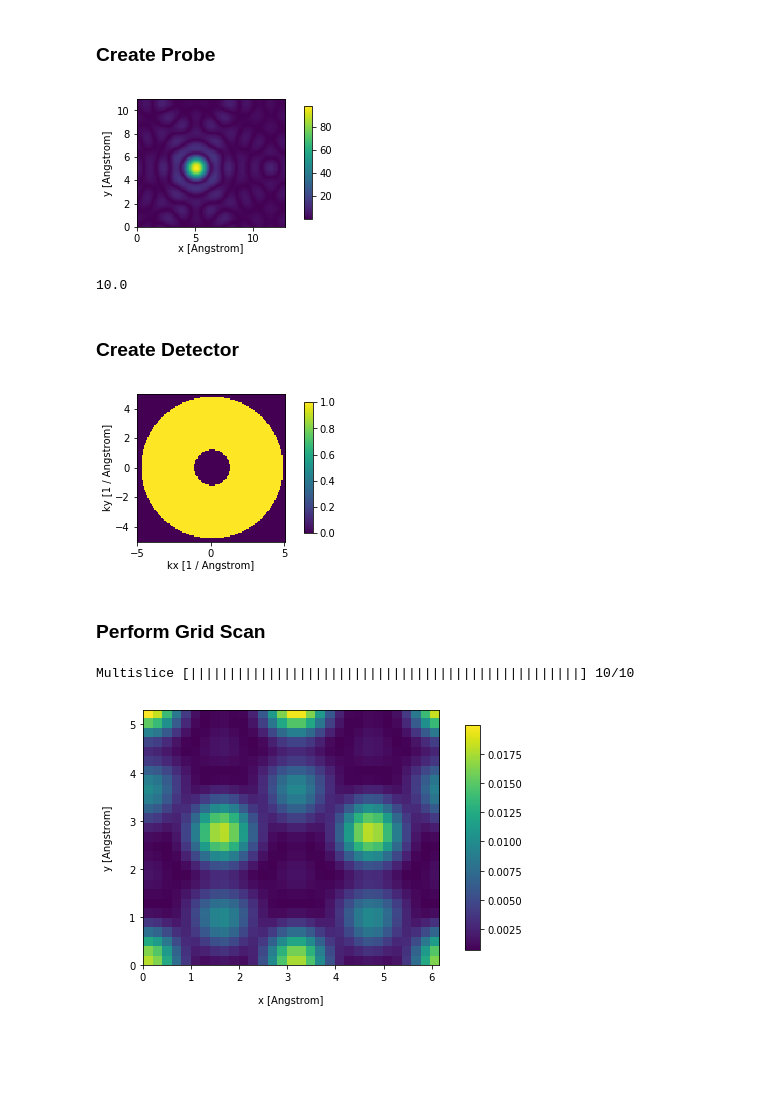
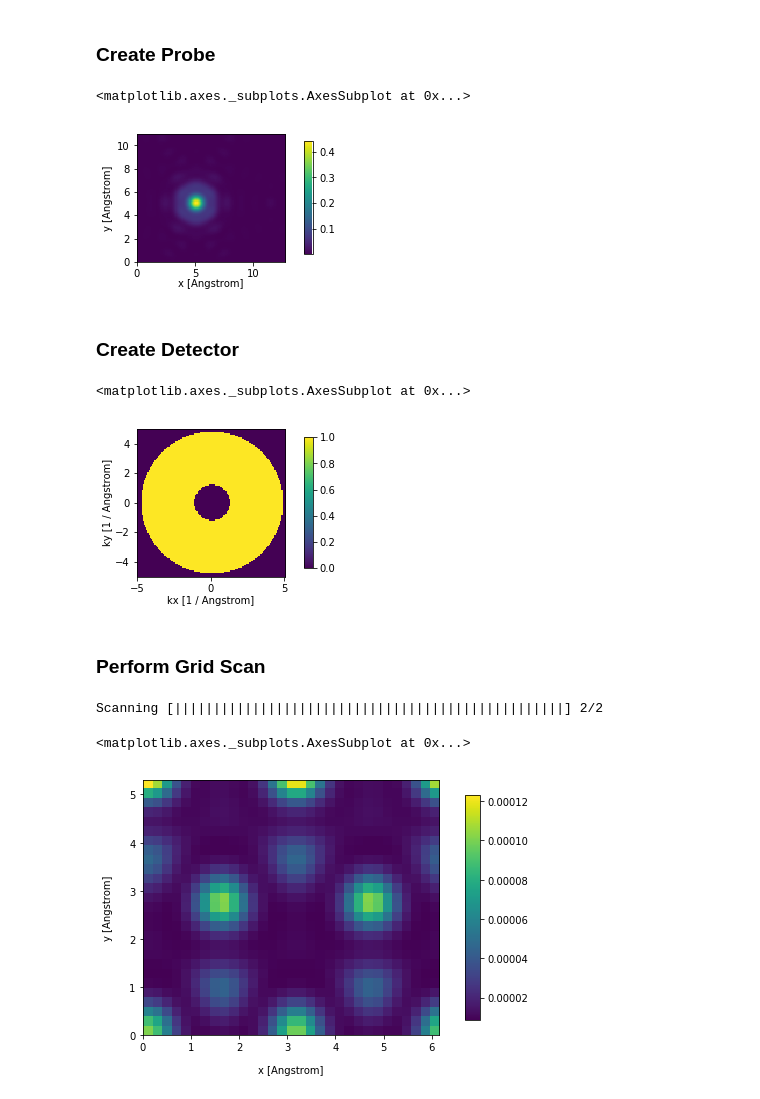
Before and after one commit to jacobjma/tensorwaves, a Jupyter notebook: examples/basics/basic_stem_simulation.ipynb, the cells around one changed output. Saved outputs shown, nothing was run; the diff lists cells and outputs as text; code cells hidden in the pictures; blank space fills up the shorter version.

```diff
--- a/examples/basics/basic_stem_simulation.ipynb
+++ b/examples/basics/basic_stem_simulation.ipynb
@@ -69,26 +70,24 @@ potential.show(fig_scale=2)
 # %% [markdown]
 ### Create Probe
 # %%
-aberrations = {'C10':10}
+aberrations = {'C10':100}
 
-probe = ProbeWaves(energy=80e3, aperture_radius=.02, gpts=potential.gpts, extent=potential.extent, **aberrations)
+probe = ProbeWaves(energy=80e3, aperture_cutoff=.02, gpts=potential.gpts, extent=potential.extent, **aberrations)
 #probe.aberrations.parametrization.defocus = 10
 
 probe.positions = (5,5)
-probe.get_tensor().show()
+probe.build().show()
 # %% [output]
+<matplotlib.axes._subplots.AxesSubplot at 0x...>
-[figure, old version]
+[figure, new version]
-# %%
-probe.aberrations.parametrization.defocus
-# %% [output]
-10.0
 # %% [markdown]
 ### Create Detector
 # %%
 detector = RingDetector(inner=.05, outer=.2, gpts=probe.gpts, extent=probe.extent, energy=probe.energy)
 
-detector.get_tensor().show(display_space='fourier')
+detector.build().show(space='fourier')
 # %% [output]
+<matplotlib.axes._subplots.AxesSubplot at 0x...>
 [figure]
 # %% [markdown]
 ### Perform Grid Scan
@@ -98,12 +97,13 @@ end = (cell[0]/2, cell[1]/2)
 
 scan = probe.gridscan(potential=potential, start=(0,0), end=end, sampling=.2, detectors=detector, max_batch=800)
 # %% [output]
-Multislice [||||||||||||||||||||||||||||||||||||||||||||||||||] 10/10
+Scanning [||||||||||||||||||||||||||||||||||||||||||||||||||] 2/2
 # %%
 image = scan.image()
 image.show(fig_scale=2)
 # %% [output]
+<matplotlib.axes._subplots.AxesSubplot at 0x...>
-[figure, old version]
+[figure, new version]
 # %%
 image.numpy()
 # %% [output]
```
Also changed, not shown: parts of 4 cells of this notebook, 38 other files.
